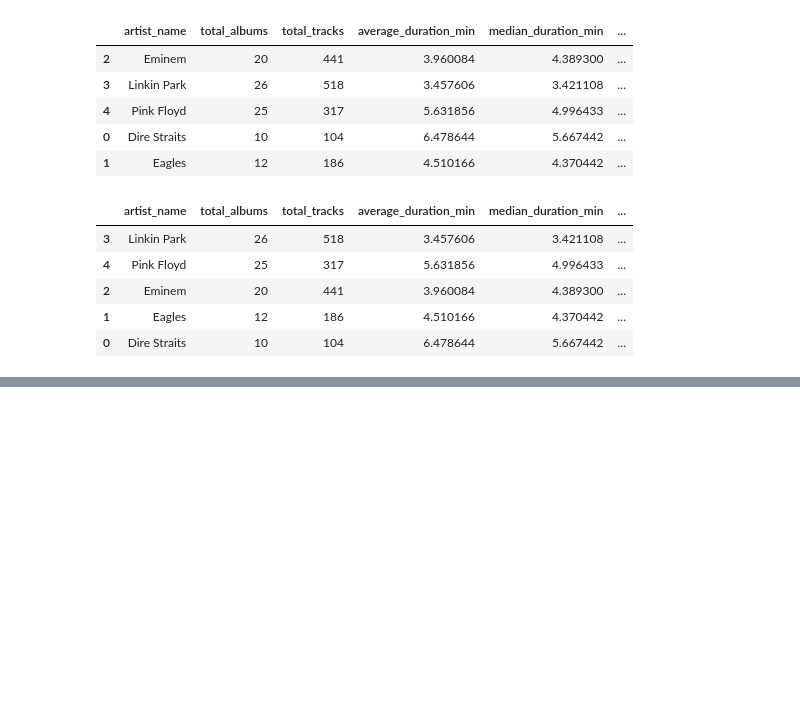
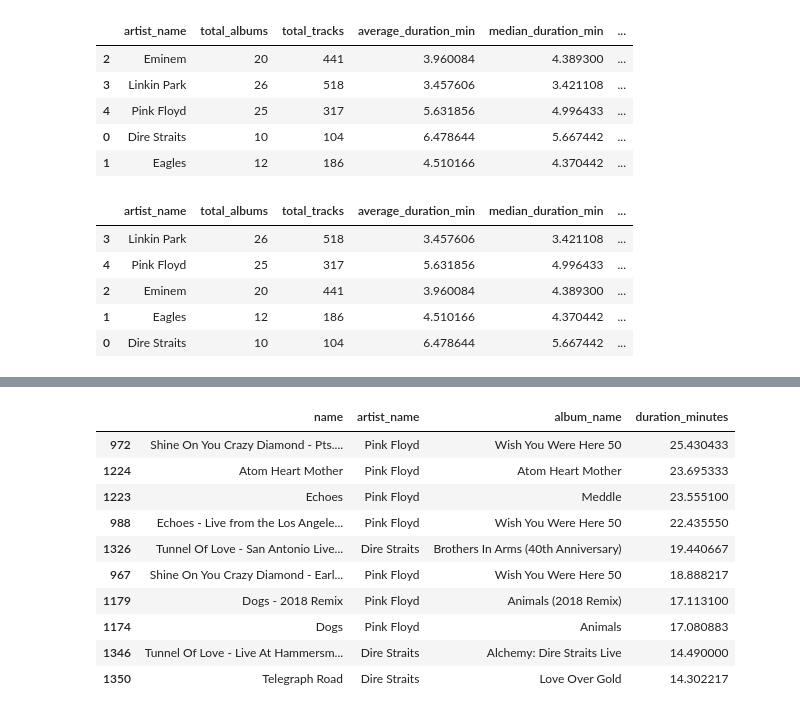
Before and after one commit to yagofelix00/spotify-music-analytics, a Jupyter notebook: notebooks/01_exploratory_analysis.ipynb, the cells around one changed output, grey strips where cells are left out. Cells and saved outputs as stored; diff of their text form; code cells hidden in the pictures; blank space fills up the shorter version.

```diff
--- a/notebooks/01_exploratory_analysis.ipynb
+++ b/notebooks/01_exploratory_analysis.ipynb
@@ -381,0 +426,30 @@ artist_analysis.sort_values(
+# %%
+longest_tracks = (
+    tracks[
+        [
+            "name",
+            "artist_name",
+            "album_name",
+            "duration_minutes",
+        ]
+    ]
+    .sort_values(
+        by="duration_minutes",
+        ascending=False,
+    )
+    .head(10)
+)
+
+longest_tracks
+# %% [output]
+|  | name | artist_name | album_name | duration_minutes |
+| 972 | Shine On You Crazy Diamond - Pts.... | Pink Floyd | Wish You Were Here 50 | 25.430433 |
+| 1224 | Atom Heart Mother | Pink Floyd | Atom Heart Mother | 23.695333 |
+| 1223 | Echoes | Pink Floyd | Meddle | 23.555100 |
+| 988 | Echoes - Live from the Los Angele... | Pink Floyd | Wish You Were Here 50 | 22.435550 |
+| 1326 | Tunnel Of Love - San Antonio Live... | Dire Straits | Brothers In Arms (40th Anniversary) | 19.440667 |
+| 967 | Shine On You Crazy Diamond - Earl... | Pink Floyd | Wish You Were Here 50 | 18.888217 |
+| 1179 | Dogs - 2018 Remix | Pink Floyd | Animals (2018 Remix) | 17.113100 |
+| 1174 | Dogs | Pink Floyd | Animals | 17.080883 |
+| 1346 | Tunnel Of Love - Live At Hammersm... | Dire Straits | Alchemy: Dire Straits Live | 14.490000 |
+| 1350 | Telegraph Road | Dire Straits | Love Over Gold | 14.302217 |
```
Also changed, not shown: parts of 10 cells of this notebook.
